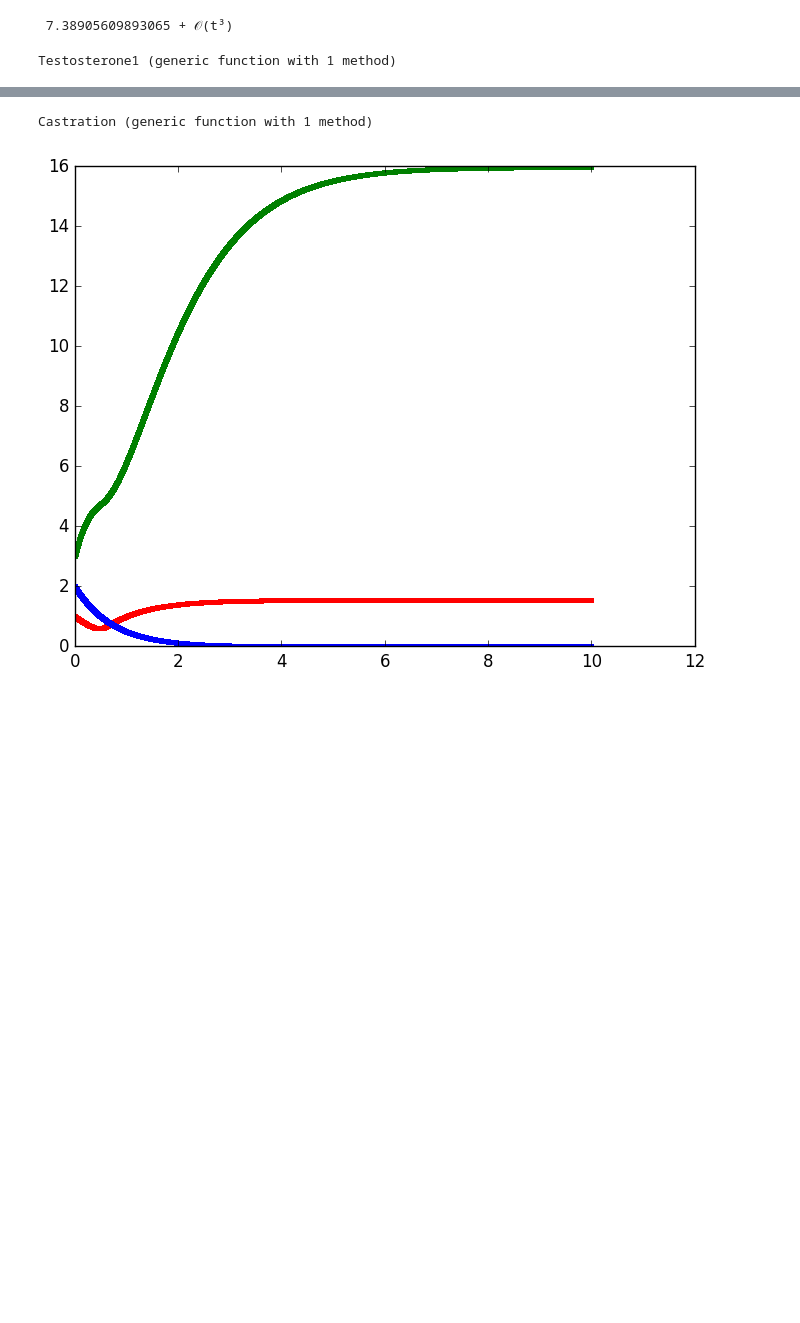
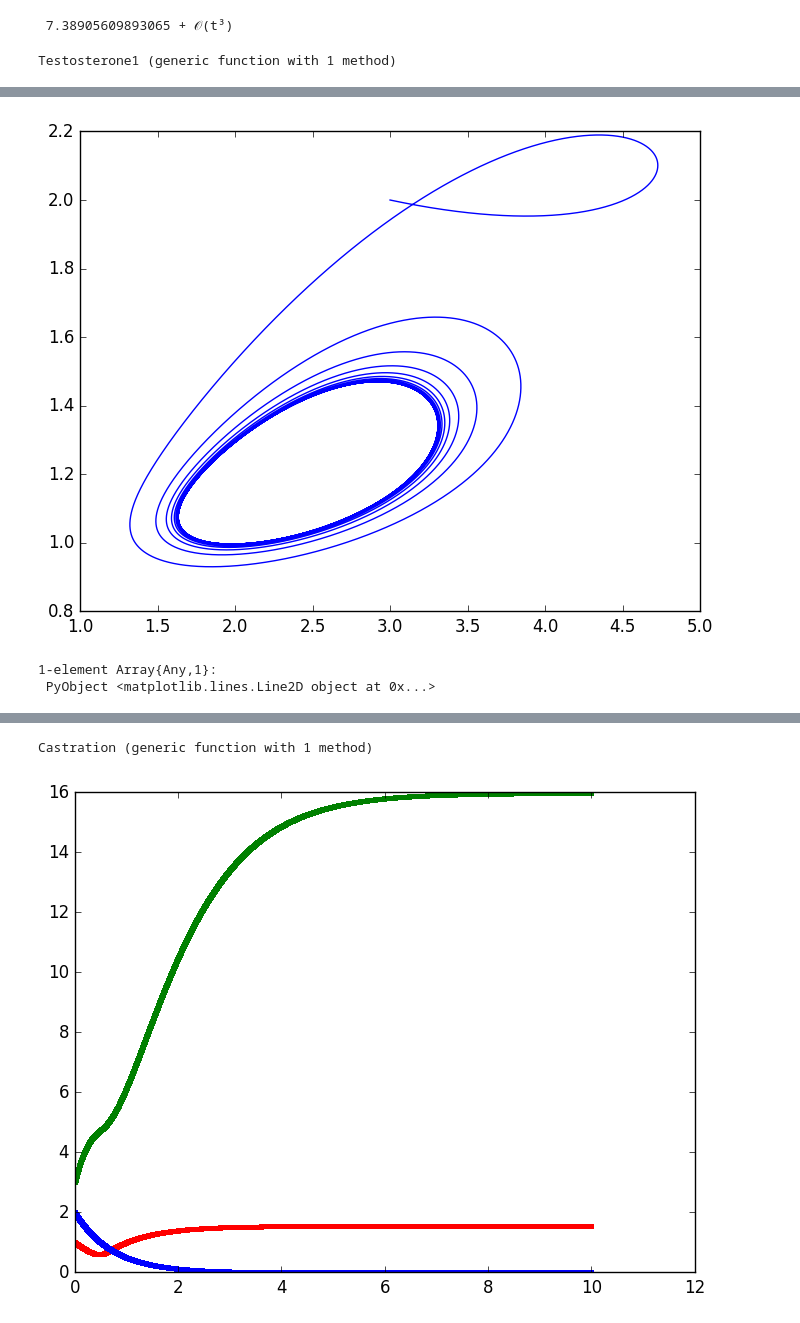
Before and after one commit to YazSant/ProyectoTSFC, a Jupyter notebook: Proyecto.ipynb, the cells around one changed output, grey strips where cells are left out. Drawn from its saved outputs; the diff is of its cells as text; code cells hidden in the pictures; blank space fills up the shorter version.

```diff
--- a/Proyecto.ipynb
+++ b/Proyecto.ipynb
@@ -133,2 +183,8 @@ plot(L,R)
 1-element Array{Any,1}:
  PyObject <matplotlib.lines.Line2D object at 0x...>
+# %%
+plot(L,T)
+# %% [output]
+[figure, added]
+1-element Array{Any,1}:
+ PyObject <matplotlib.lines.Line2D object at 0x...>
```
Also changed, not shown: parts of 17 cells of this notebook.
